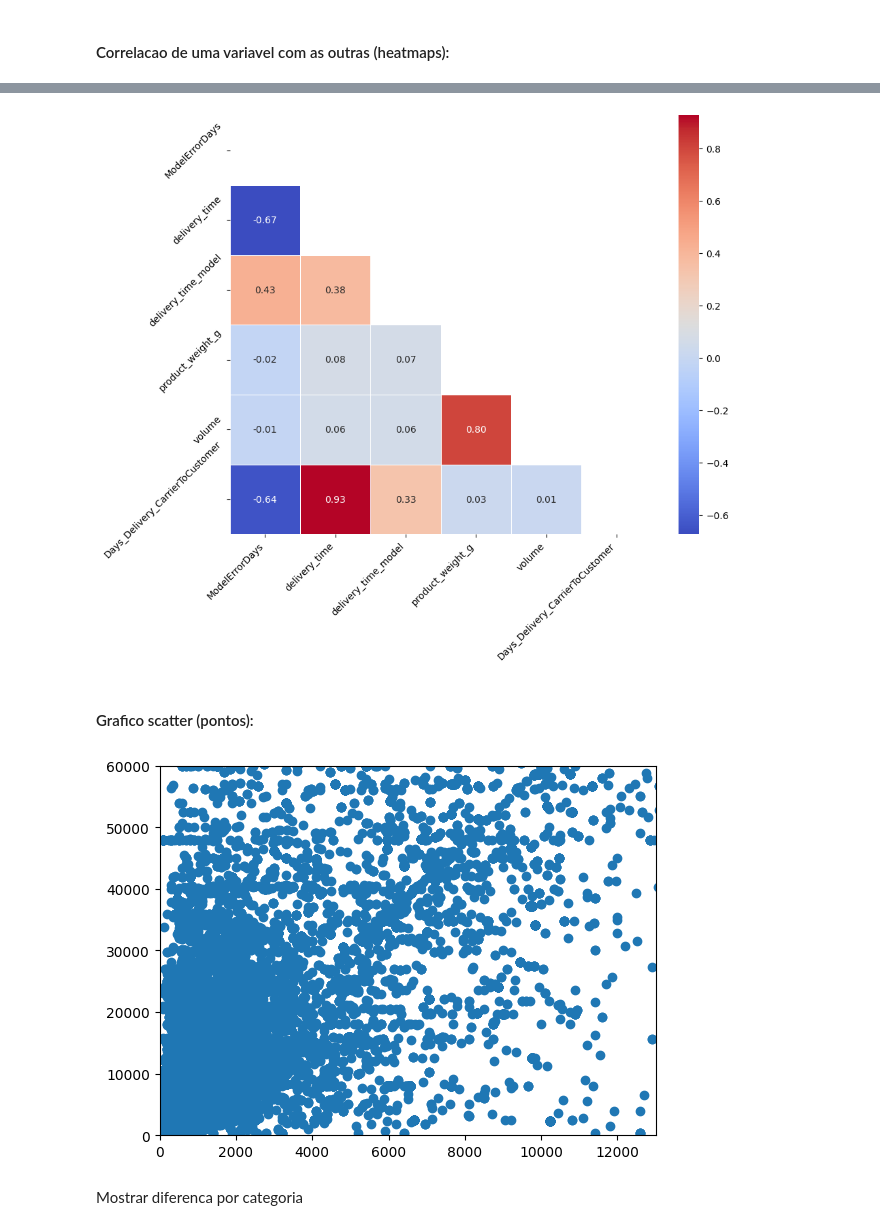
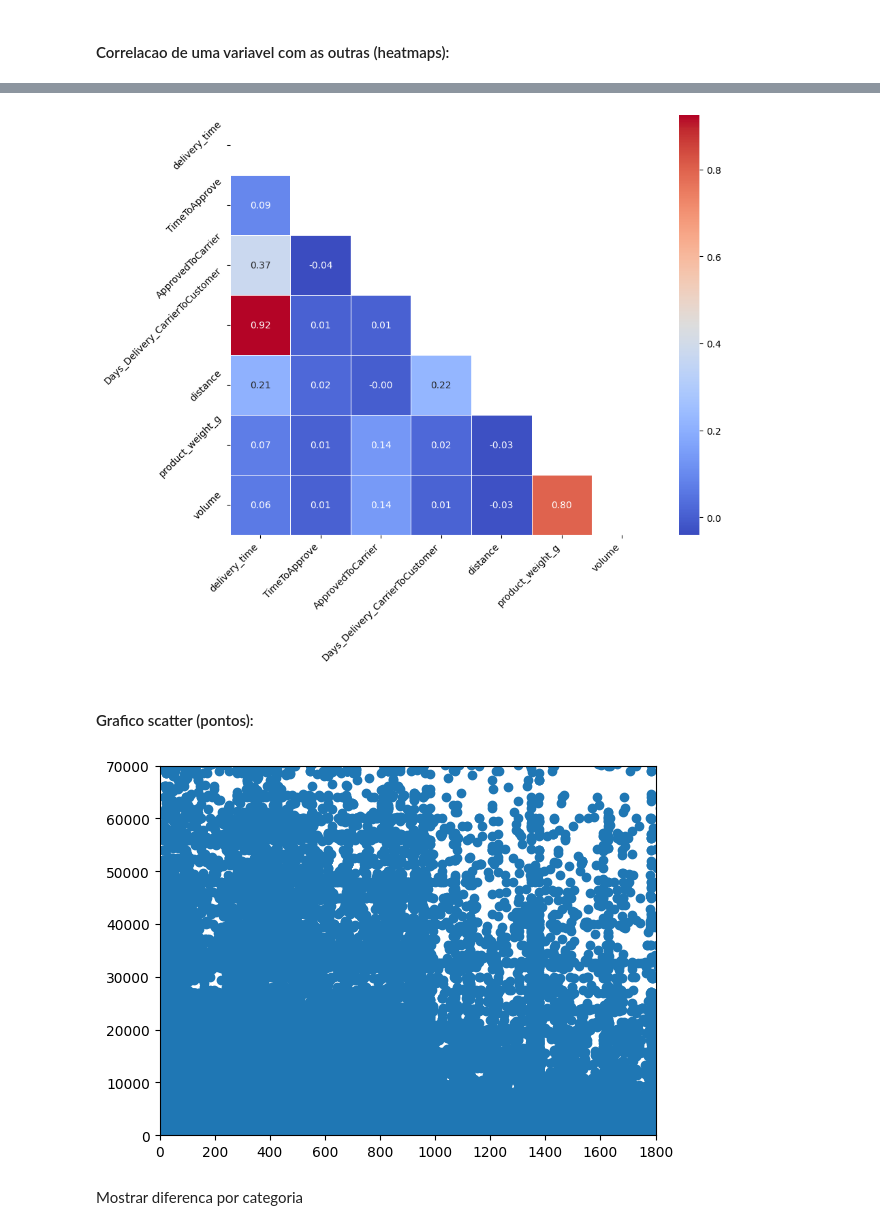
Before and after one commit to gabrielGAGRA/Kagglitos, a Jupyter notebook: analise.ipynb, the cells around one changed output, grey strips where cells are left out. Saved outputs shown, nothing was run; the diff lists cells and outputs as text; code cells hidden in the pictures.

```diff
--- a/analise.ipynb
+++ b/analise.ipynb
@@ -5,9 +5,10 @@ import matplotlib.pyplot as plt
 import pandas as pd
 import seaborn as sns
 
-DATA_URL = r"C:\Users\gabri\Documents\PROJETOS\PY\PJ_Code\DE\Data\dados_limpos.csv"
+DATA_URL = r"C:\Users\gabri\Documents\PROJETOS\PY\PJ_Code\DE\Data\Modelo 2\dados_completos - Copy.csv"
 df = pd.read_csv(DATA_URL)
-# %%
-df = df.dropna()
+# %%
+df = df.dropna(subset=['order_id','delivery_time','TimeToApprove','ApprovedToCarrier','Days_Delivery_CarrierToCustomer','seller_state','distance','product_category_name','product_weight_g','volume'])
+df = df[df['distance'] != 0]
 # %%
 df_num = df.select_dtypes(include=['float64', 'int64'])
@@ -61,6 +65,22 @@ for variable in variables_to_compare:
 # %%
+
 import numpy as np
+train_data = pd.read_csv(r'C:\Users\gabri\Documents\PROJETOS\PY\PJ_Code\DE\Data\Modelo 2\dados_completos - Copy.csv')
+def remove_outliers(df, column):
+    Q1 = df[column].quantile(0.25)
+    Q3 = df[column].quantile(0.75)
+    IQR = Q3 - Q1
+    lower_bound = Q1 - 1.5 * IQR
+    upper_bound = Q3 + 1.5 * IQR
+    return df[(df[column] >= lower_bound) & (df[column] <= upper_bound)]
 
+train_data = remove_outliers(train_data, 'delivery_time')
+train_data = remove_outliers(train_data, 'TimeToApprove')
+train_data = remove_outliers(train_data, 'ApprovedToCarrier')
+train_data = remove_outliers(train_data, 'Days_Delivery_CarrierToCustomer')
+train_data = remove_outliers(train_data, 'distance')
+train_data = train_data.drop_duplicates('order_id', keep='first')
+train_data = train_data.dropna(subset=['delivery_time', 'TimeToApprove', 'ApprovedToCarrier', 'Days_Delivery_CarrierToCustomer','distance','product_category_name'])
 plt.figure(figsize=(10, 8))
 
 corr_matrix = df_num.corr()
@@ -74,19 +94,19 @@ plt.yticks(rotation=45)
 
 plt.show()
 # %% [output]
-[figure, old version]
+[figure, new version]
 # %% [markdown]
 #### Grafico scatter (pontos):
 # %%
 #coloque as duas variaveis a serem comparadas
-plt.scatter(df['product_weight_g'], df['volume'])
+plt.scatter(df['distance'], df['volume'])
 
 #limites aos eixos x e y
-plt.xlim(0, 13000)
-plt.ylim(0, 60000)
+plt.xlim(0, 1800)
+plt.ylim(0, 70000)
 plt.show()
 # %% [output]
-[figure, old version]
+[figure, new version]
 # %% [markdown]
 Mostrar diferenca por categoria
 # %%
```
Also changed, not shown: parts of 16 cells of this notebook.
